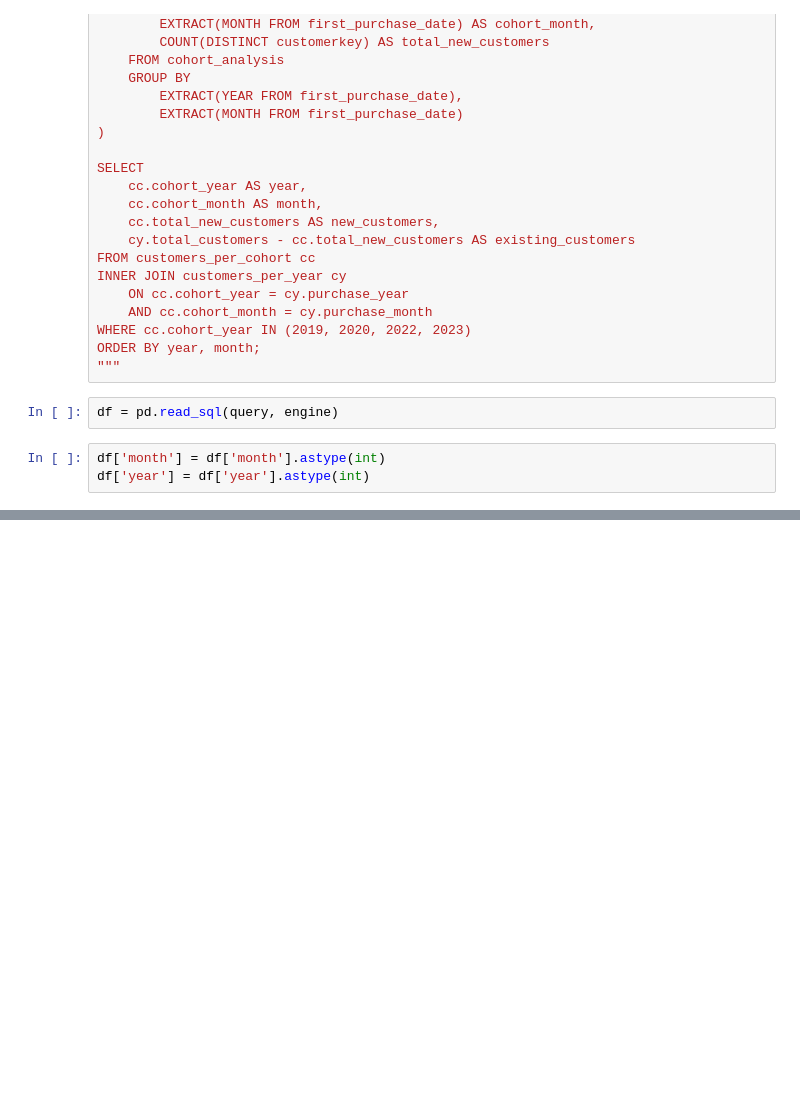
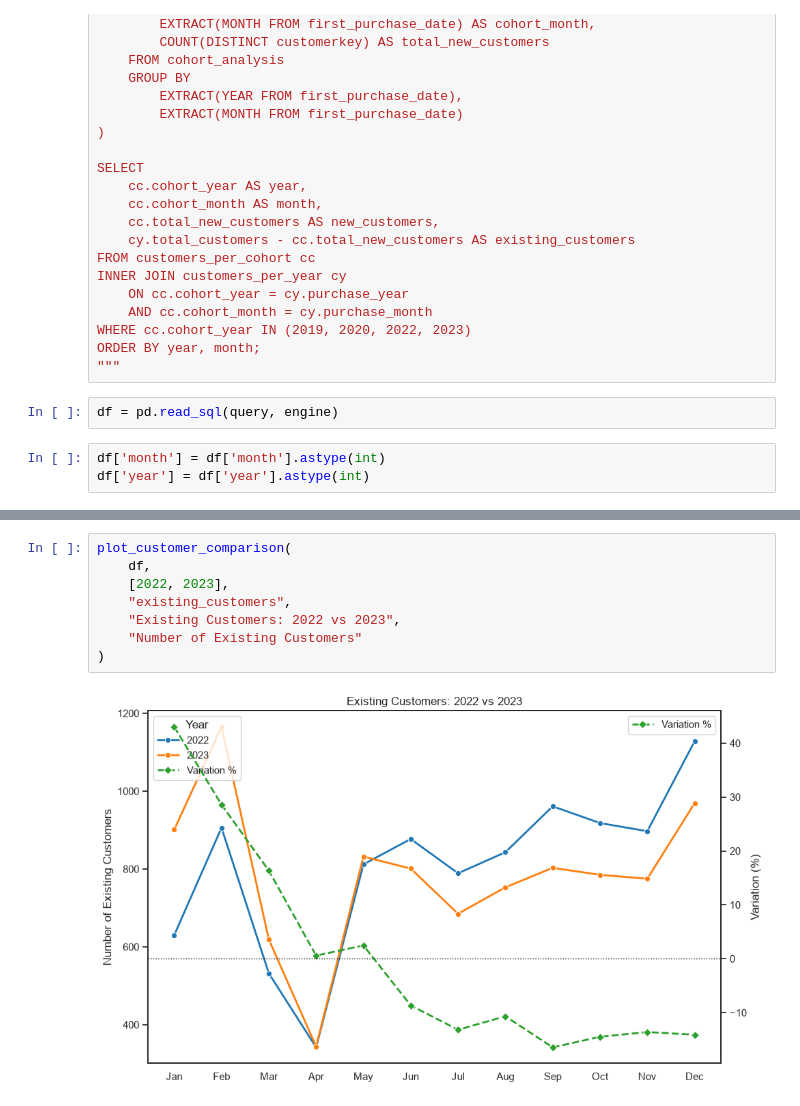
Before and after one commit to guillerminabasso/SQL_Sales_Analysis, a Jupyter notebook: notebooks/4_new_vs_existing_customers.ipynb, the cells around one changed output, grey strips where cells are left out. Saved outputs shown, nothing was run; the diff lists cells and outputs as text; blank space fills up the shorter version.

```diff
--- a/notebooks/4_new_vs_existing_customers.ipynb
+++ b/notebooks/4_new_vs_existing_customers.ipynb
@@ -413,0 +155,10 @@ plt.show()
+# %%
+plot_customer_comparison(
+    df,
+    [2022, 2023],
+    "existing_customers",
+    "Existing Customers: 2022 vs 2023",
+    "Number of Existing Customers"
+)
+# %% [output]
+[figure, added]
```
Also changed, not shown: parts of 9 cells of this notebook, 5 other files.
